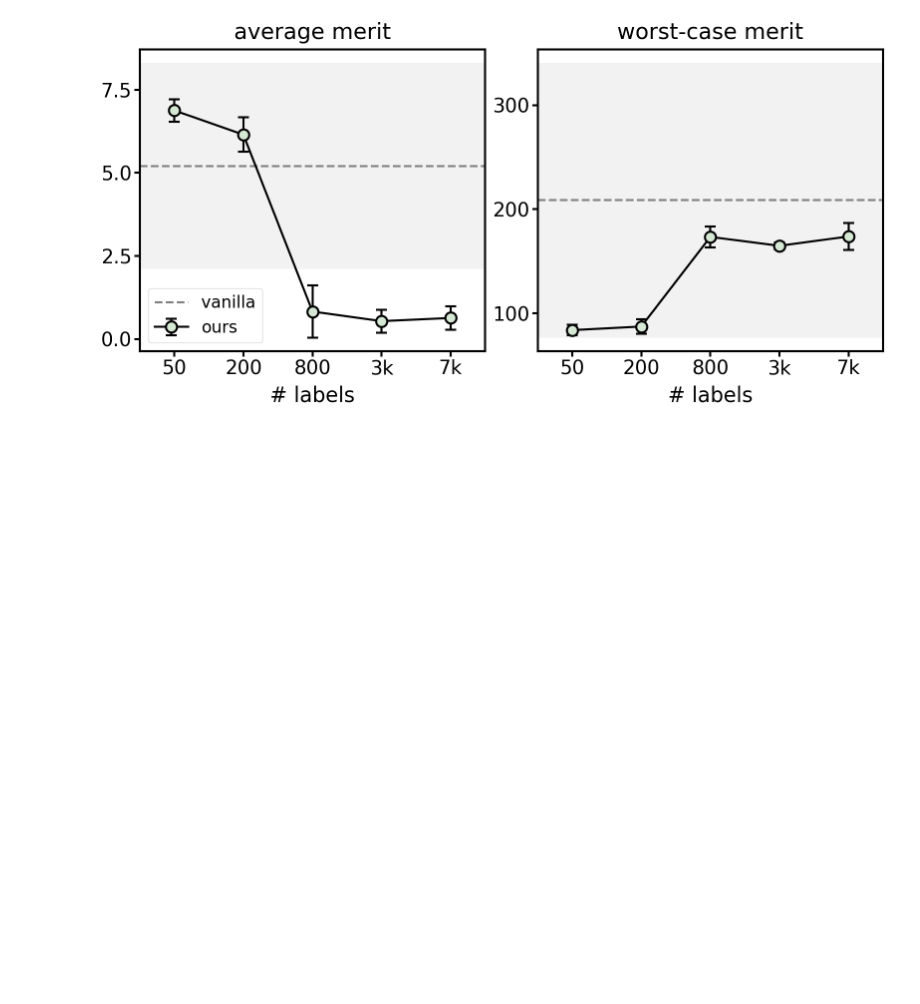
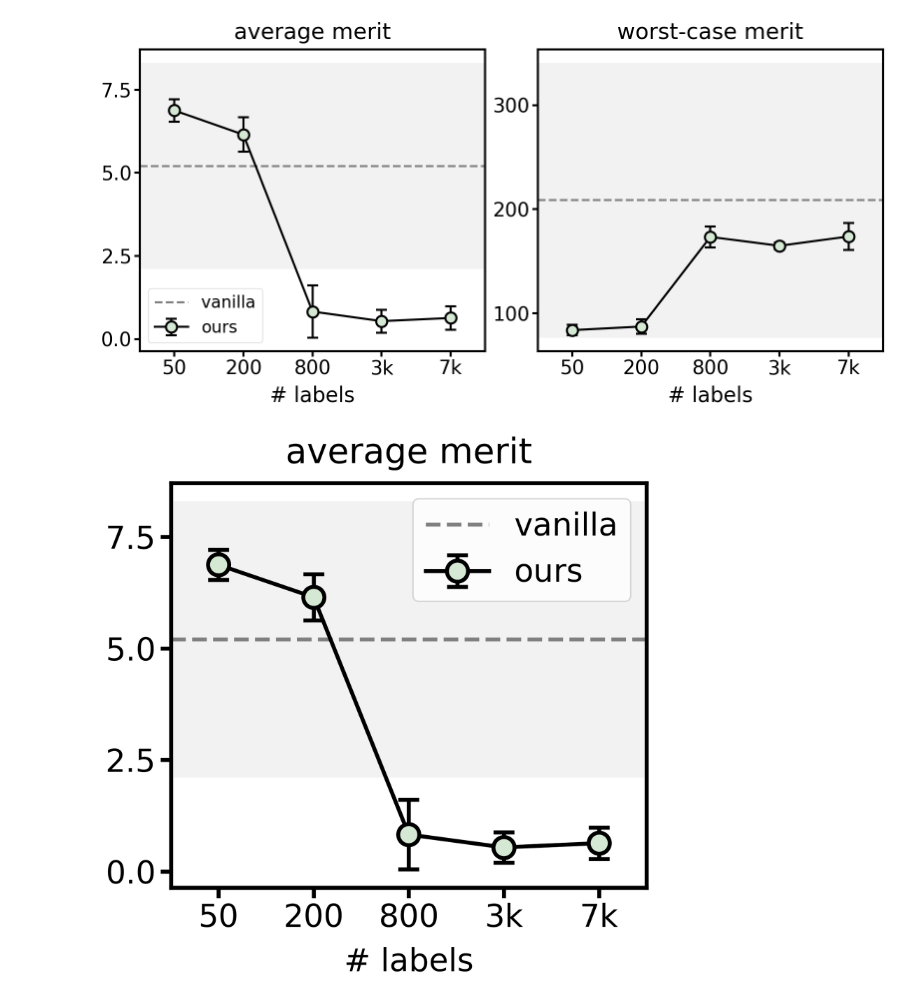
Before and after one commit to xkhainguyen/FSNet, a Jupyter notebook: visualize_final_trainsize.ipynb, the cells around one changed output. Cells and saved outputs as stored; diff of their text form; code cells hidden in the pictures; blank space fills up the shorter version.

```diff
--- a/visualize_final_trainsize.ipynb
+++ b/visualize_final_trainsize.ipynb
@@ -260,3 +334,7 @@ def plot_merit_side_by_side_insertion_order(metrics_data):
 plot_merit_side_by_side_insertion_order(metrics_data)
 # %% [output]
 [figure]
+# %%
+plot_average_merit_insertion_order(metrics_data)
+# %% [output]
+[figure, added]
```
Also changed, not shown: parts of 1 cell of this notebook, 10 other files.
